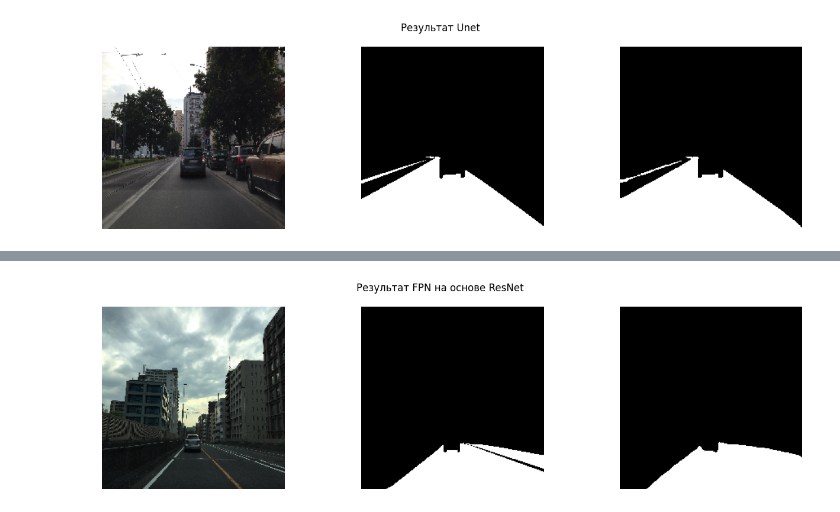
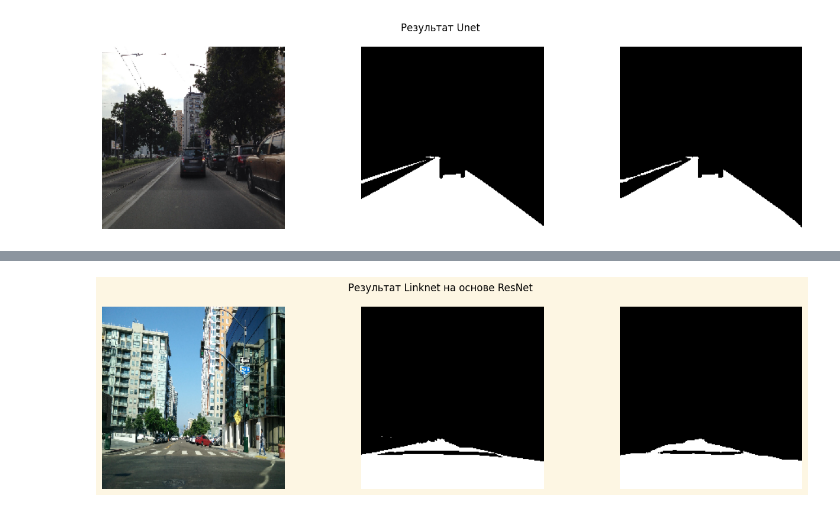
Before and after one commit to MikhailKuzm/pits_detection, a Jupyter notebook: segmantation/results.ipynb, the cells around one changed output, grey strips where cells are left out. Saved outputs shown, nothing was run; the diff lists cells and outputs as text; code cells hidden in the pictures.

```diff
--- a/segmantation/results.ipynb
+++ b/segmantation/results.ipynb
@@ -102,6 +178,7 @@ pred = model.net(torch.tensor(batched_img, dtype = torch.float32))
 pred[pred > 0.5] = 255
 pred[pred <= 0.5] = 0
 # %%
+plt.style.use('Solarize_Light2')
 fig, axs = plt.subplots(1, 3, figsize=(16, 4))
 axs[0].imshow(img, cmap='binary')
 axs[0].axis('off')
@@ -124,6 +201,7 @@ pred = model.net(torch.tensor(batched_img, dtype = torch.float32))
 pred[pred > 0.5] = 255
 pred[pred <= 0.5] = 0
 # %%
+plt.style.use('Solarize_Light2')
 fig, axs = plt.subplots(1, 3, figsize=(16, 4))
 axs[0].imshow(img, cmap='binary')
 axs[0].axis('off')
@@ -133,5 +211,6 @@ axs[1].axis('off')
 axs[2].imshow(pred.squeeze(0).detach().numpy(), cmap='gray')
 axs[2].axis('off')
 fig.suptitle('Результат SegNet')
+plt.savefig('results/SegNet_pred.jpg')
 plt.show()
 # %% [output]
@@ -147,8 +226,21 @@ batched_mask = np.expand_dims(mask, axis=0)
 model = PytorchModel(architecture = 'FPN', encoder_name = 'resnet34', in_channels = 3, out_classes = 1,
                      image_path = '../seg_dataset/images', mask_path = '../seg_dataset/maps_roads',
                     train_ratio = 0.9, num_workers = 8, batch_size = 16, img_size = 224, max_epoch = None)
-checkpoint = torch.load('logs/FPN/ResNet/version_4/checkpoints/epoch=199-step=9200.ckpt')
+checkpoint = torch.load('logs/FPN/resnet34/version_0/checkpoints/epoch=199-step=9200.ckpt')
 model.load_state_dict(checkpoint['state_dict'])
 pred = model(torch.tensor(batched_img, dtype = torch.float32))
 pred[pred > 0.5] = 255
 pred[pred <= 0.5] = 0
+
+plt.style.use('Solarize_Light2')
+fig, axs = plt.subplots(1, 3, figsize=(16, 4))
+axs[0].imshow(img, cmap='binary')
+axs[0].axis('off')
+axs[1].imshow(batched_mask[0][0], cmap='gray')
+axs[1].axis('off')
+
+axs[2].imshow(pred.squeeze(0).squeeze(0).detach().numpy(), cmap='gray')
+axs[2].axis('off')
+fig.suptitle('Результат FPN на основе ResNet')
+plt.savefig('results/FPN_pred.jpg')
+plt.show()
@@ -155,13 +249,30 @@ pred[pred <= 0.5] = 0
 # %%
+val_ds = PytData(image_path = '../seg_dataset/images', mask_path = '../seg_dataset/maps_roads',
+                 train_ratio = 0.9, size = 224,  mode = 'test', seed = 1)
+batch = next(iter(val_ds))
+img, mask = batch
+batched_img = np.expand_dims(np.transpose(img, (2, 0, 1)), axis=0)
+batched_mask = np.expand_dims(mask, axis=0)
+
+model = PytorchModel(architecture = 'Linknet', encoder_name = 'resnet34', in_channels = 3, out_classes = 1,
+                     image_path = '../seg_dataset/images', mask_path = '../seg_dataset/maps_roads',
+                    train_ratio = 0.9, num_workers = 8, batch_size = 16, img_size = 224, max_epoch = None)
+checkpoint = torch.load('logs/Linknet/resnet34/version_0/checkpoints/epoch=199-step=9200.ckpt')
+model.load_state_dict(checkpoint['state_dict'])
+pred = model(torch.tensor(batched_img, dtype = torch.float32))
+pred[pred > 0.5] = 255
+pred[pred <= 0.5] = 0
+plt.style.use('Solarize_Light2')
 fig, axs = plt.subplots(1, 3, figsize=(16, 4))
 axs[0].imshow(img, cmap='binary')
 axs[0].axis('off')
 axs[1].imshow(batched_mask[0][0], cmap='gray')
 axs[1].axis('off')
 
 axs[2].imshow(pred.squeeze(0).squeeze(0).detach().numpy(), cmap='gray')
 axs[2].axis('off')
-fig.suptitle('Результат FPN на основе ResNet')
+fig.suptitle('Результат Linknet на основе ResNet')
+plt.savefig('results/Linknet_pred.jpg')
 plt.show()
 # %% [output]
-[figure, old version]
+[figure, new version]
```
Also changed, not shown: parts of 15 cells of this notebook, 19 other files.
